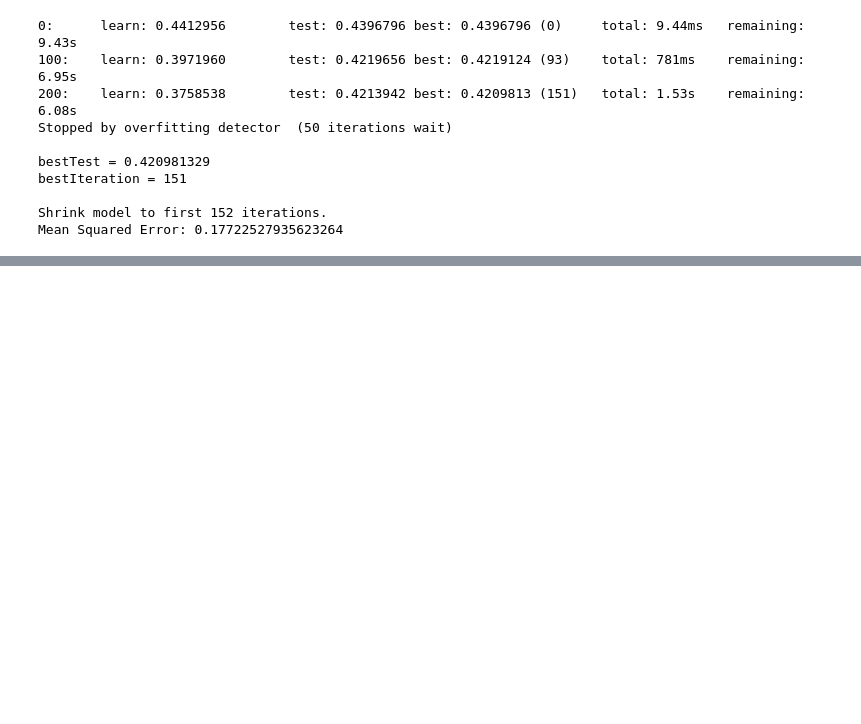
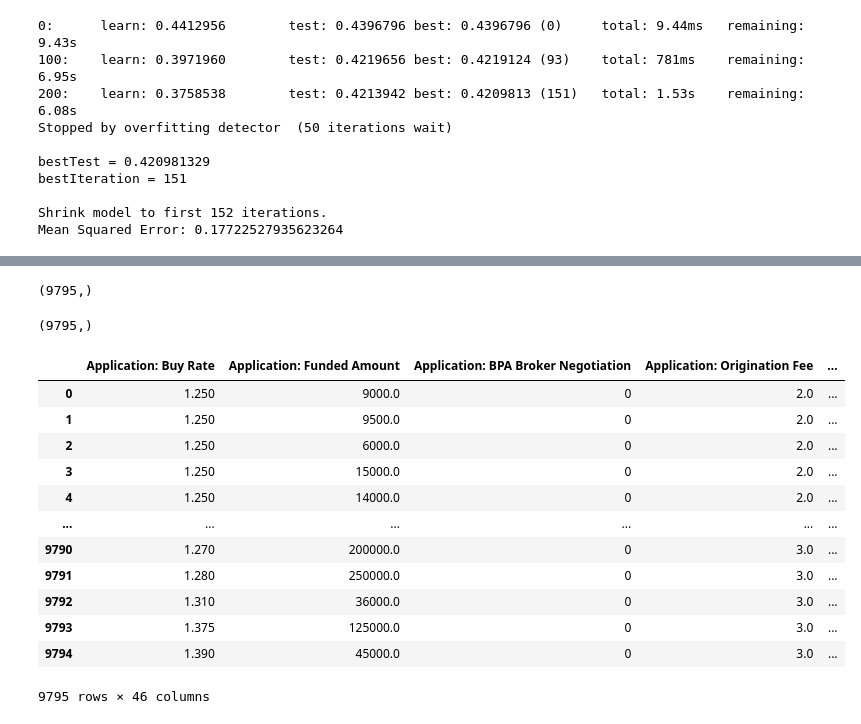
Before and after one commit to ronin49/mbk, a Jupyter notebook: real.ipynb, the cells around one changed output, grey strips where cells are left out. Saved outputs shown, nothing was run; the diff lists cells and outputs as text; code cells hidden in the pictures; blank space fills up the shorter version.

```diff
--- a/real.ipynb
+++ b/real.ipynb
@@ -72,0 +216,8 @@ Mean Squared Error: 0.17722527935623264
+# %%
+df['Application Number'].unique().shape
+# %% [output]
+(9795,)
+# %%
+df['Application Number'].shape
+# %% [output]
+(9795,)
@@ -72,0 +226,16 @@ Mean Squared Error: 0.17722527935623264
+# %%
+df
+# %% [output]
+|  | Application: Buy Rate | Application: Funded Amount | Application: BPA Broker Negotiation | Application: Origination Fee | ... |
+| 0 | 1.250 | 9000.0 | 0 | 2.0 | ... |
+| 1 | 1.250 | 9500.0 | 0 | 2.0 | ... |
+| 2 | 1.250 | 6000.0 | 0 | 2.0 | ... |
+| 3 | 1.250 | 15000.0 | 0 | 2.0 | ... |
+| 4 | 1.250 | 14000.0 | 0 | 2.0 | ... |
+| ... | ... | ... | ... | ... | ... |
+| 9790 | 1.270 | 200000.0 | 0 | 3.0 | ... |
+| 9791 | 1.280 | 250000.0 | 0 | 3.0 | ... |
+| 9792 | 1.310 | 36000.0 | 0 | 3.0 | ... |
+| 9793 | 1.375 | 125000.0 | 0 | 3.0 | ... |
+| 9794 | 1.390 | 45000.0 | 0 | 3.0 | ... |
+9795 rows × 46 columns
```
Also changed, not shown: parts of 16 cells of this notebook, 13 other files.
